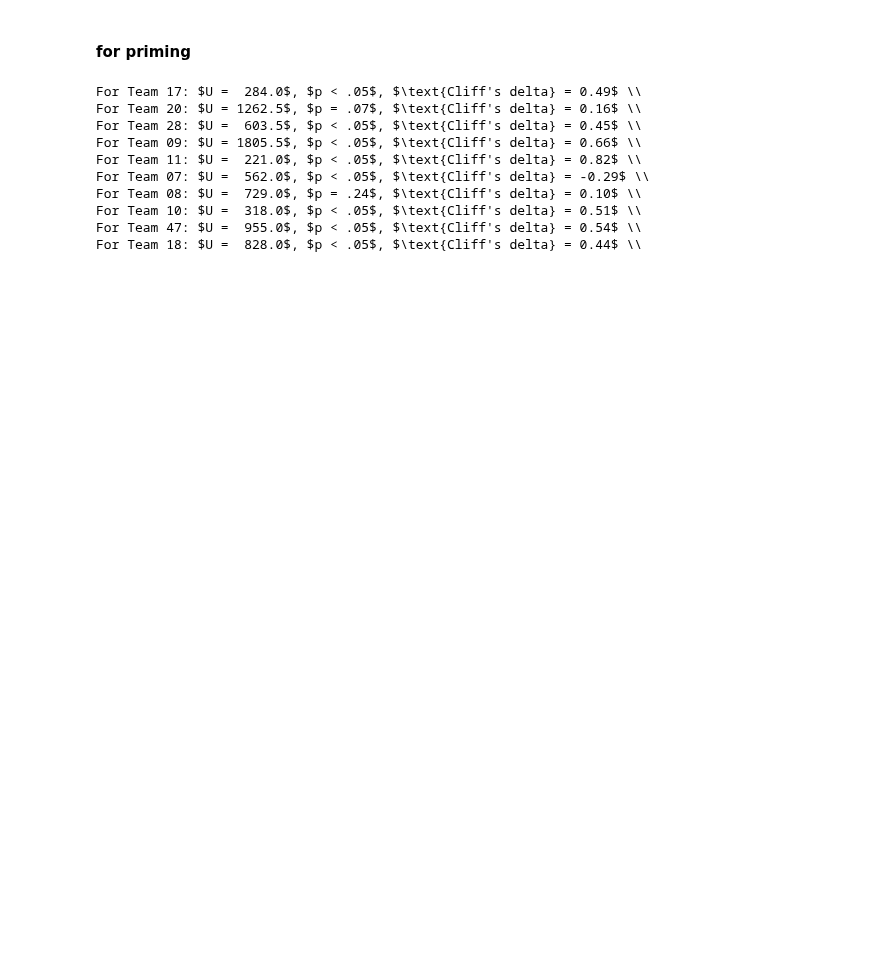
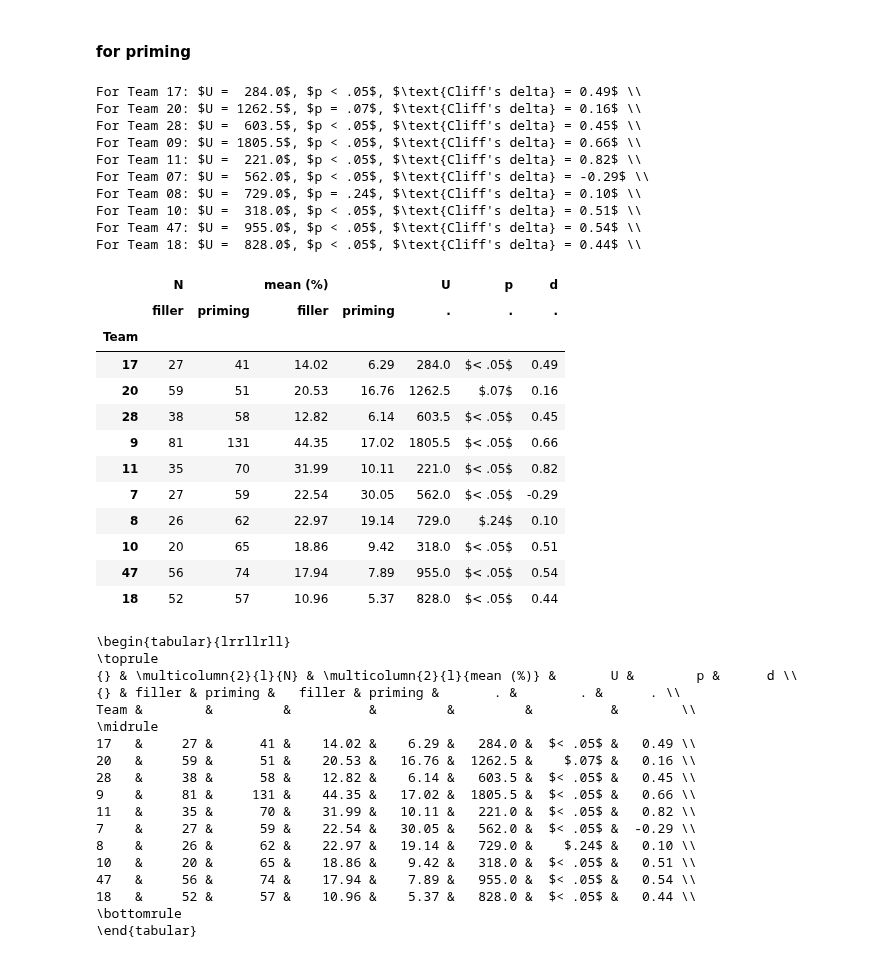
Before and after one commit to chili-epfl/justhink-alignment-analysis, a Jupyter notebook: tools/7_test_the_hypotheses.ipynb, the cells around one changed output. Cells and saved outputs as stored; diff of their text form; code cells hidden in the pictures; blank space fills up the shorter version.

```diff
--- a/tools/7_test_the_hypotheses.ipynb
+++ b/tools/7_test_the_hypotheses.ipynb
@@ -519,9 +578,13 @@ tokens_dfs[7].head()
 | 3 | 7 | 1 | 3 | 47.732 | 48.615 | A | i am doing this . | am |
 | 4 | 7 | 1 | 4 | 47.732 | 48.615 | A | i am doing this . | doing |
 # %%
-# # Count the number of fillers for each uttearnce in the corpus.
-# for team_no, df in corpus_dfs.items():
-#     df['n_fillers'] = df.object.apply(lambda x: len([t for t in x.split() if t in fillers]))
+for team_no, df in corpus_dfs.items():
+    # # Count the number of fillers for each utterance in the corpus.
+    # df['n_fillers'] = df.object.apply(
+    #     lambda x: len([t for t in x.split() if t in fillers]))
+    # Count the number of info markers i.e. oh's for each utterance in the corpus.
+    df['n_info_markers'] = df.object.apply(
+        lambda x: len([t for t in x.split() if t in ['oh']]))
 
 # Alternatively, mark each token that is a filler in the tokens tables.
 for team_no, df in tokens_dfs.items():
@@ -561,8 +611,8 @@ eww 1 0.1 0.30
 # %%
-def check_mannwhitneyu_and_cliffsdelta(filler_col, routine_col,
-                                       n1='filler',
-                                       n2='establishment',
-                                       verbose=True):
+def test_fillers_and_routines(filler_col, routine_col,
+                              n1='filler',
+                              n2='establishment',
+                              verbose=True):
     n1_col = 'N_{}'.format(n1)
     n2_col = 'N_{}'.format(n2)
     m1_col = 'mean (%)_{}'.format(n1)
@@ -576,16 +626,12 @@ def check_mannwhitneyu_and_cliffsdelta(filler_col, routine_col,
         'd': [],
     }
 
-    order = learn_df.T.sort_values('learn (%)').index
     order = [int(t) for t in perf_order]
 
     for team_no in order:
         routine_df = routine_dfs[team_no]
 
         # # filter for the fillers of this team.
-        # df = corpus_dfs[team_no].copy()
-        # df = df[df.subject.isin(['A', 'B'])]
-        # filler_df = df[df.n_fillers > 0]
         df = tokens_dfs[team_no]
         filler_df = df[df.is_filler]
 
@@ -641,14 +687,13 @@ def check_mannwhitneyu_and_cliffsdelta(filler_col, routine_col,
 print("U is the Mann–Whitney U test statistic, where p \< 0.05 indicates that the groups are statistically significantly different")
 print("Cliff's delta \> 0 indicates filler times (or equivalently utterance positions) larger than establishment times. \< otherwise.")
 print('filler positions vs.\ establishment positions (sorted by increasing learning):')
-# routine_col, filler_col = 'scaled_establish_no', 'scaled_utterance_no'
-# # or equivalently in terms of times
-# routine_col, filler_col = 'scaled_establish_time', 'scaled_end'
 
 routine_col, filler_col = 'establish_token', 'token_no'
-data_df = check_mannwhitneyu_and_cliffsdelta(
+data_df = test_fillers_and_routines(
     filler_col, routine_col, n2='establishment')
-data_df
+
+display(data_df)
+print(data_df.to_latex(escape=False))
 # %% [output]
 U is the Mann–Whitney U test statistic, where p \< 0.05 indicates that the groups are statistically significantly different
 Cliff's delta \> 0 indicates filler times (or equivalently utterance positions) larger than establishment times. \< otherwise.
@@ -722,14 +744,48 @@ Team &        &               &          &               &         &          &
 # %%
 routine_col, filler_col = 'priming_token', 'token_no'
-data_df = check_mannwhitneyu_and_cliffsdelta(filler_col, routine_col, n2='priming')
+data_df = test_fillers_and_routines(filler_col, routine_col, n2='priming')
+
+display(data_df)
+print(data_df.to_latex(escape=False))
 # %% [output]
 For Team 17: $U =  284.0$, $p < .05$, $\text{Cliff's delta} = 0.49$ \\
 For Team 20: $U = 1262.5$, $p = .07$, $\text{Cliff's delta} = 0.16$ \\
 For Team 28: $U =  603.5$, $p < .05$, $\text{Cliff's delta} = 0.45$ \\
 For Team 09: $U = 1805.5$, $p < .05$, $\text{Cliff's delta} = 0.66$ \\
 For Team 11: $U =  221.0$, $p < .05$, $\text{Cliff's delta} = 0.82$ \\
 For Team 07: $U =  562.0$, $p < .05$, $\text{Cliff's delta} = -0.29$ \\
 For Team 08: $U =  729.0$, $p = .24$, $\text{Cliff's delta} = 0.10$ \\
 For Team 10: $U =  318.0$, $p < .05$, $\text{Cliff's delta} = 0.51$ \\
 For Team 47: $U =  955.0$, $p < .05$, $\text{Cliff's delta} = 0.54$ \\
 For Team 18: $U =  828.0$, $p < .05$, $\text{Cliff's delta} = 0.44$ \\
+|  | N |  | mean (%) |  | U | p | d |
+|  | filler | priming | filler | priming | . | . | . |
+| Team |  |  |  |  |  |  |  |
+| 17 | 27 | 41 | 14.02 | 6.29 | 284.0 | $< .05$ | 0.49 |
+| 20 | 59 | 51 | 20.53 | 16.76 | 1262.5 | $.07$ | 0.16 |
+| 28 | 38 | 58 | 12.82 | 6.14 | 603.5 | $< .05$ | 0.45 |
+| 9 | 81 | 131 | 44.35 | 17.02 | 1805.5 | $< .05$ | 0.66 |
+| 11 | 35 | 70 | 31.99 | 10.11 | 221.0 | $< .05$ | 0.82 |
+| 7 | 27 | 59 | 22.54 | 30.05 | 562.0 | $< .05$ | -0.29 |
+| 8 | 26 | 62 | 22.97 | 19.14 | 729.0 | $.24$ | 0.10 |
+| 10 | 20 | 65 | 18.86 | 9.42 | 318.0 | $< .05$ | 0.51 |
+| 47 | 56 | 74 | 17.94 | 7.89 | 955.0 | $< .05$ | 0.54 |
+| 18 | 52 | 57 | 10.96 | 5.37 | 828.0 | $< .05$ | 0.44 |
+\begin{tabular}{lrrllrll}
+\toprule
+{} & \multicolumn{2}{l}{N} & \multicolumn{2}{l}{mean (%)} &       U &        p &      d \\
+{} & filler & priming &   filler & priming &       . &        . &      . \\
+Team &        &         &          &         &         &          &        \\
+\midrule
+17   &     27 &      41 &    14.02 &    6.29 &   284.0 &  $< .05$ &   0.49 \\
+20   &     59 &      51 &    20.53 &   16.76 &  1262.5 &    $.07$ &   0.16 \\
+28   &     38 &      58 &    12.82 &    6.14 &   603.5 &  $< .05$ &   0.45 \\
+9    &     81 &     131 &    44.35 &   17.02 &  1805.5 &  $< .05$ &   0.66 \\
+11   &     35 &      70 &    31.99 &   10.11 &   221.0 &  $< .05$ &   0.82 \\
+7    &     27 &      59 &    22.54 &   30.05 &   562.0 &  $< .05$ &  -0.29 \\
+8    &     26 &      62 &    22.97 &   19.14 &   729.0 &    $.24$ &   0.10 \\
+10   &     20 &      65 &    18.86 &    9.42 &   318.0 &  $< .05$ &   0.51 \\
+47   &     56 &      74 &    17.94 &    7.89 &   955.0 &  $< .05$ &   0.54 \\
+18   &     52 &      57 &    10.96 &    5.37 &   828.0 &  $< .05$ &   0.44 \\
+\bottomrule
+\end{tabular}
```
Also changed, not shown: parts of 34 cells of this notebook, 2 other files.
